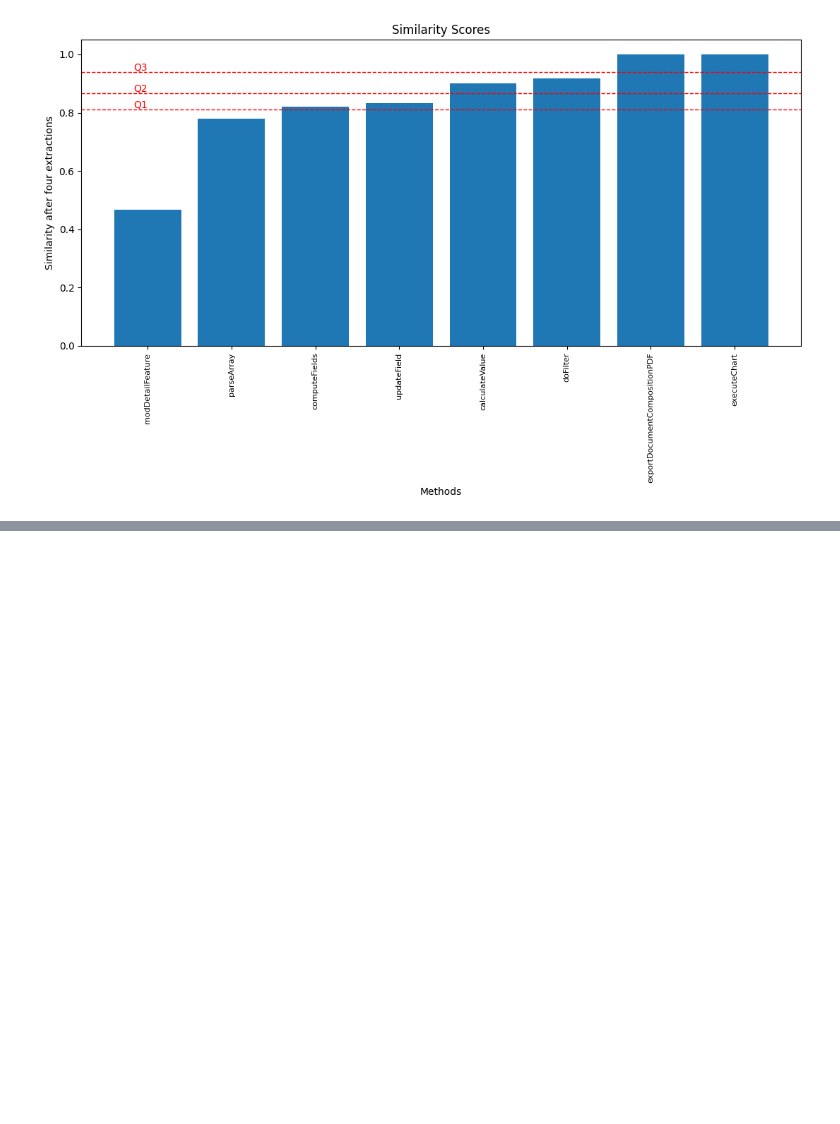
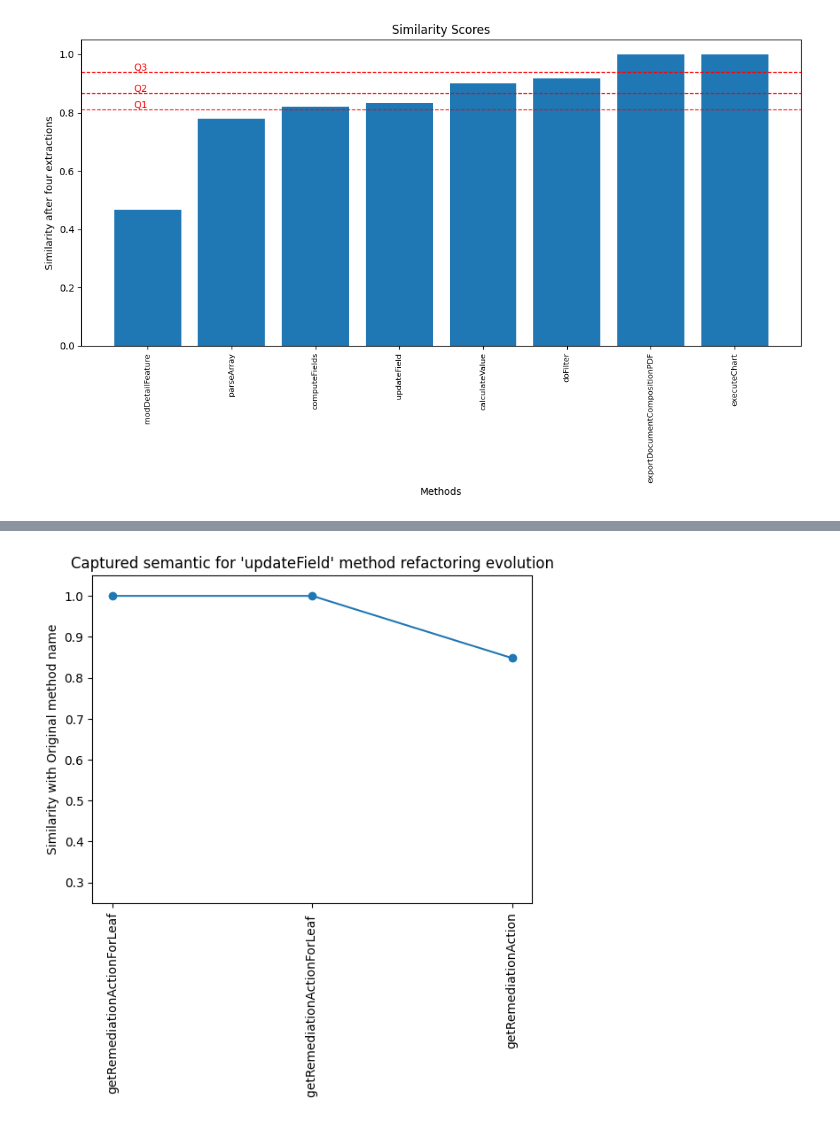
Before and after one commit to jcrecio/auto-names, a Jupyter notebook: calculate_metrics.ipynb, the cells around one changed output, grey strips where cells are left out. Drawn from its saved outputs; the diff is of its cells as text; code cells hidden in the pictures; blank space fills up the shorter version.

```diff
--- a/calculate_metrics.ipynb
+++ b/calculate_metrics.ipynb
@@ -157,0 +173,15 @@ display_method_similarities_after_extractions(4)
+# %%
+methods = ['getRemediationActionForLeaf', 'getRemediationActionForLeaf ', 'getRemediationAction']
+similarity_values = [1, 1, 0.848]
+
+plt.plot(methods, similarity_values, marker='o')
+
+plt.ylabel('Similarity with Original method name')
+plt.title('Captured semantic for \'updateField\' method refactoring evolution')
+plt.ylim(0.25, 1.05)
+
+plt.xticks(rotation='vertical')
+
+plt.show()
+# %% [output]
+[figure, added]
```
Also changed, not shown: parts of 1 cell of this notebook.
